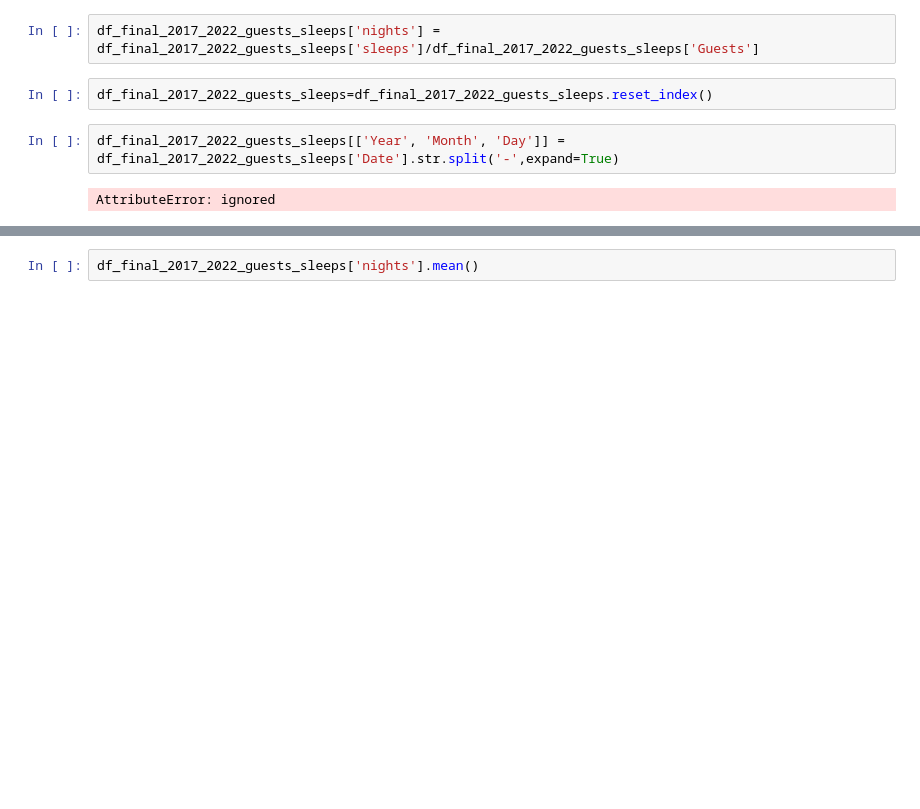
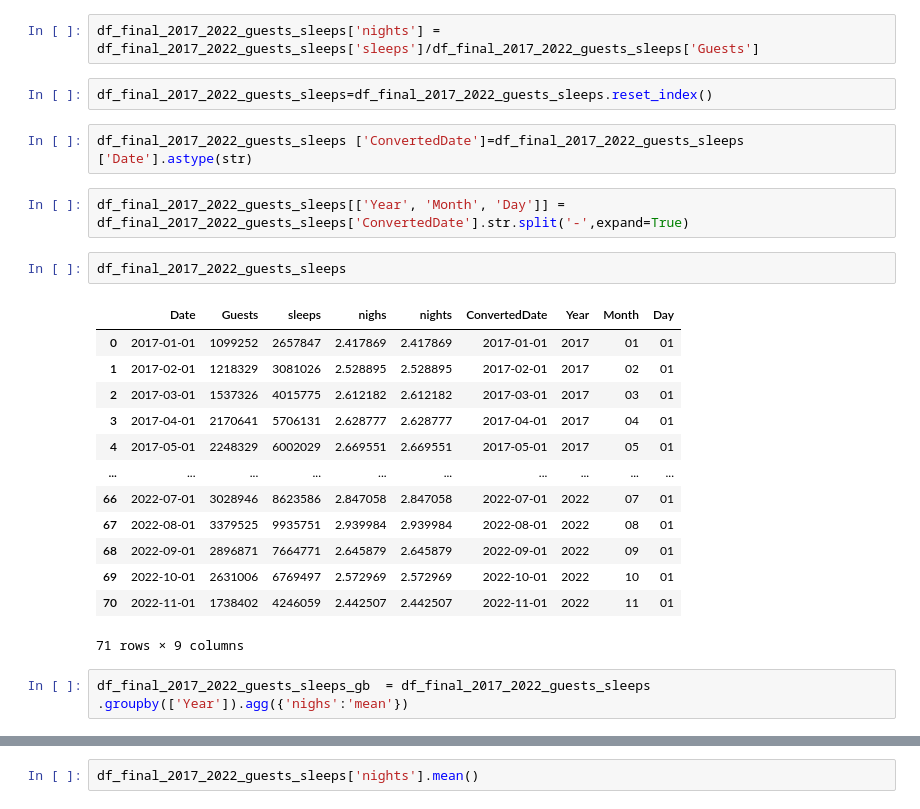
Before and after one commit to LuisaPolicarpo/Project5, a Jupyter notebook: Time_series_s_e_g.ipynb, the cells around one changed output, grey strips where cells are left out. Drawn from its saved outputs; the diff is of its cells as text; blank space fills up the shorter version.

```diff
--- a/Time_series_s_e_g.ipynb
+++ b/Time_series_s_e_g.ipynb
@@ -1727,7 +1727,25 @@ df_final_2017_2022_guests_sleeps
 df_final_2017_2022_guests_sleeps['nights'] = df_final_2017_2022_guests_sleeps['sleeps']/df_final_2017_2022_guests_sleeps['Guests']
 # %%
 df_final_2017_2022_guests_sleeps=df_final_2017_2022_guests_sleeps.reset_index()
+# %%
+df_final_2017_2022_guests_sleeps ['ConvertedDate']=df_final_2017_2022_guests_sleeps ['Date'].astype(str)
 # %%
-df_final_2017_2022_guests_sleeps[['Year', 'Month', 'Day']] = df_final_2017_2022_guests_sleeps['Date'].str.split('-',expand=True)
+df_final_2017_2022_guests_sleeps[['Year', 'Month', 'Day']] = df_final_2017_2022_guests_sleeps['ConvertedDate'].str.split('-',expand=True)
-# %% [output]
-AttributeError: ignored
+# %%
+df_final_2017_2022_guests_sleeps
+# %% [output]
+|  | Date | Guests | sleeps | nighs | nights | ConvertedDate | Year | Month | Day |
+| 0 | 2017-01-01 | 1099252 | 2657847 | 2.417869 | 2.417869 | 2017-01-01 | 2017 | 01 | 01 |
+| 1 | 2017-02-01 | 1218329 | 3081026 | 2.528895 | 2.528895 | 2017-02-01 | 2017 | 02 | 01 |
+| 2 | 2017-03-01 | 1537326 | 4015775 | 2.612182 | 2.612182 | 2017-03-01 | 2017 | 03 | 01 |
+| 3 | 2017-04-01 | 2170641 | 5706131 | 2.628777 | 2.628777 | 2017-04-01 | 2017 | 04 | 01 |
+| 4 | 2017-05-01 | 2248329 | 6002029 | 2.669551 | 2.669551 | 2017-05-01 | 2017 | 05 | 01 |
+| ... | ... | ... | ... | ... | ... | ... | ... | ... | ... |
+| 66 | 2022-07-01 | 3028946 | 8623586 | 2.847058 | 2.847058 | 2022-07-01 | 2022 | 07 | 01 |
+| 67 | 2022-08-01 | 3379525 | 9935751 | 2.939984 | 2.939984 | 2022-08-01 | 2022 | 08 | 01 |
+| 68 | 2022-09-01 | 2896871 | 7664771 | 2.645879 | 2.645879 | 2022-09-01 | 2022 | 09 | 01 |
+| 69 | 2022-10-01 | 2631006 | 6769497 | 2.572969 | 2.572969 | 2022-10-01 | 2022 | 10 | 01 |
+| 70 | 2022-11-01 | 1738402 | 4246059 | 2.442507 | 2.442507 | 2022-11-01 | 2022 | 11 | 01 |
+71 rows × 9 columns
+# %%
+df_final_2017_2022_guests_sleeps_gb  = df_final_2017_2022_guests_sleeps .groupby(['Year']).agg({'nighs':'mean'})
```
Also changed, not shown: parts of 1 cell of this notebook.
